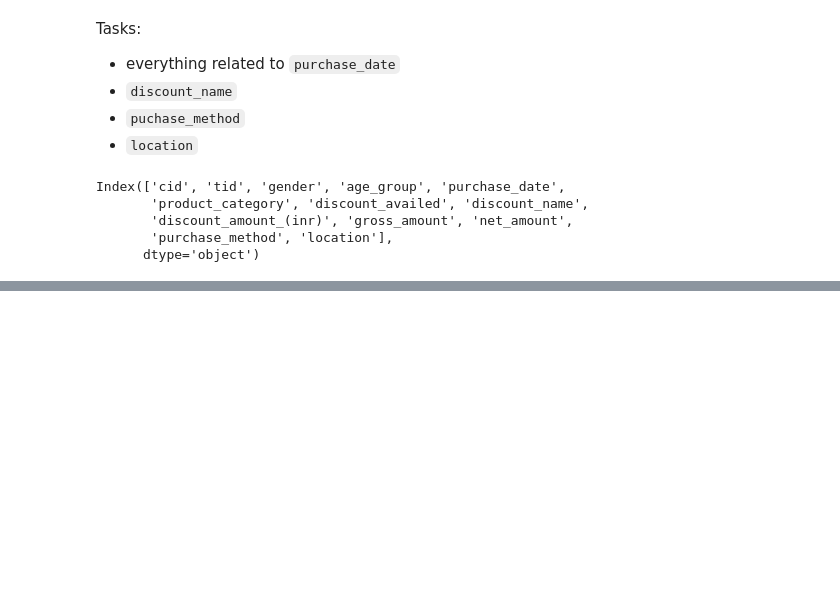
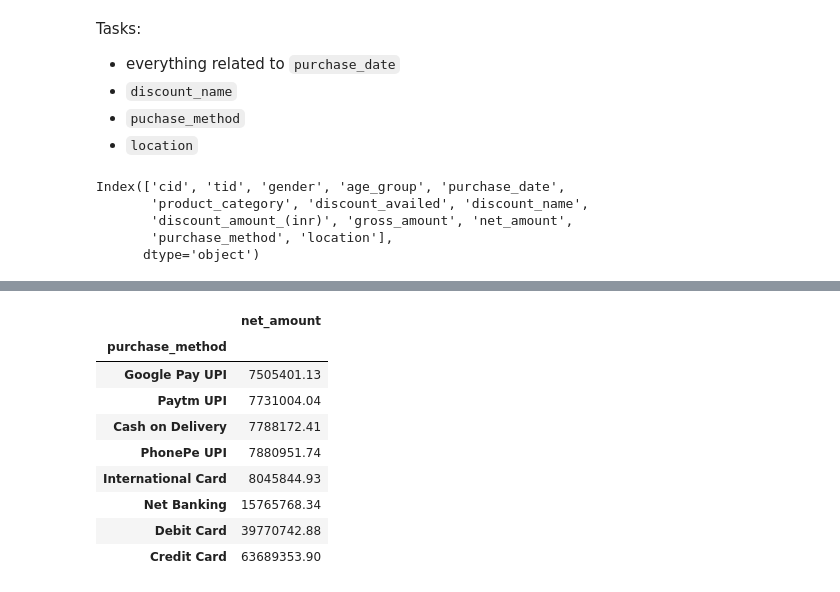
Before and after one commit to smartestnerdfromtown/Data-Analytics-Projects, a Jupyter notebook: Ecommerce Dataset for Data Analysis/ecommerce_analysis.ipynb, the cells around one changed output, grey strips where cells are left out. Cells and saved outputs as stored; diff of their text form; code cells hidden in the pictures; blank space fills up the shorter version.

```diff
--- a/Ecommerce Dataset for Data Analysis/ecommerce_analysis.ipynb
+++ b/Ecommerce Dataset for Data Analysis/ecommerce_analysis.ipynb
@@ -206,0 +470,13 @@ Index(['cid', 'tid', 'gender', 'age_group', 'purchase_date',
+# %%
+purchase_method_net_amount
+# %% [output]
+|  | net_amount |
+| purchase_method |  |
+| Google Pay UPI | 7505401.13 |
+| Paytm UPI | 7731004.04 |
+| Cash on Delivery | 7788172.41 |
+| PhonePe UPI | 7880951.74 |
+| International Card | 8045844.93 |
+| Net Banking | 15765768.34 |
+| Debit Card | 39770742.88 |
+| Credit Card | 63689353.90 |
```
Also changed, not shown: parts of 33 cells of this notebook.
